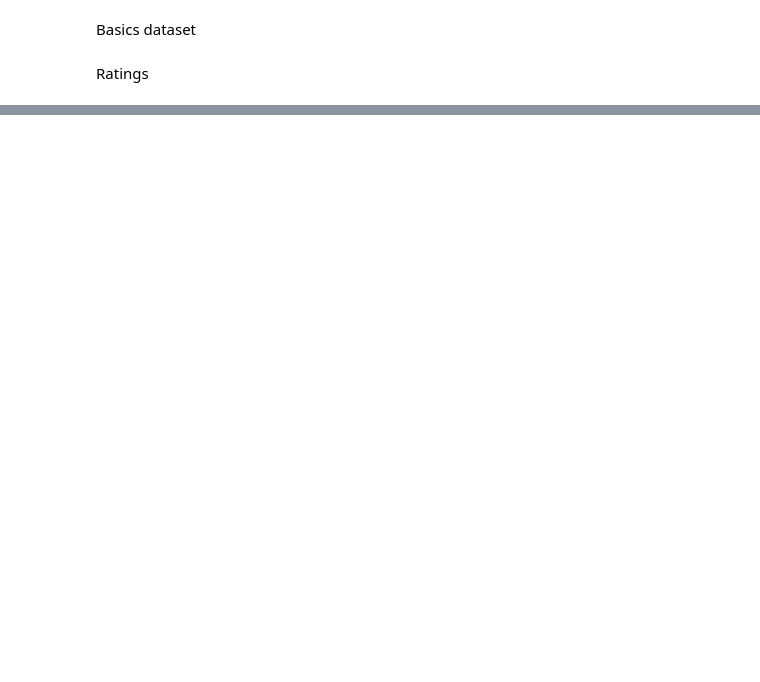
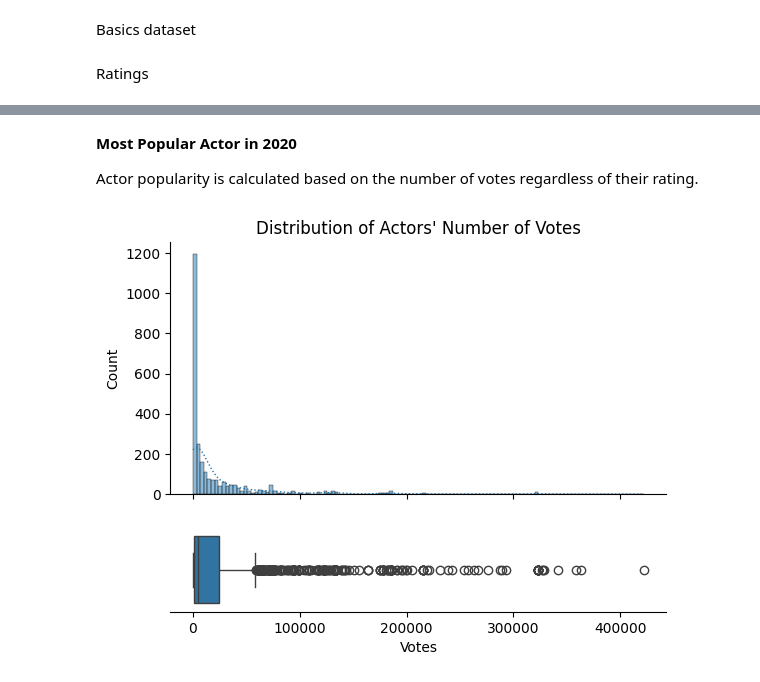
Before and after one commit to foxyreign/AAA_Movie, a Jupyter notebook: Data_Strategy_Plan_for_AAA.ipynb, the cells around one changed output, grey strips where cells are left out. Saved outputs shown, nothing was run; the diff lists cells and outputs as text; code cells hidden in the pictures; blank space fills up the shorter version.

```diff
--- a/Data_Strategy_Plan_for_AAA.ipynb
+++ b/Data_Strategy_Plan_for_AAA.ipynb
@@ -125,0 +124,10 @@ The actors dataset is saved on my Google Drive that can be publicly accessed.
+# %%
+actors_url = 'https://raw.githubusercontent.com/foxyreign/AAA_Movie/main/actorfilms.csv'
+actors_df = pd.read_csv(actors_url,sep=',',
+                        dtype = {'Actor':str,
+                                 'ActorID':str,
+                                 'Film':str,
+                                 'Year':str,
+                                 'Votes':int,
+                                 'Rating':float,
+                                 'FilmID':str})
@@ -188,0 +225,32 @@ top10_movies.bar_label(top10_movies.containers[0])
+# %% [markdown]
+**Most Popular Actor in 2020**
+
+Actor popularity is calculated based on the number of votes regardless of their rating.
+# %%
+# Create dataset of actors where movies were released in 2020.
+actors_2020_df = actors_df[(actors_df['Year']=='2020')]
+
+# Create dataset based on average rating of actors
+actors_2020_votes = actors_2020_df[['Actor', 'Votes']].copy()
+actors_2020_votes_df = actors_2020_df.groupby(['Actor','ActorID','Year']).sum()
+actors_2020_votes_df
+
+# Export to CSV
+actors_2020_votes_df.to_csv('actors_2020_votes_df.csv')
+# %%
+# Plot histogram of votes
+import matplotlib.pyplot as plt
+
+f, (ax_hist, ax_box) = plt.subplots(2, sharex=True,
+                                    gridspec_kw={"height_ratios": (.75, .25)})
+
+sns.histplot(x=actors_2020_votes_df['Votes'], kde=True, ax=ax_hist,
+             line_kws={'color':'crimson','lw':1,'ls':':'})
+sns.boxplot(x=actors_2020_votes_df['Votes'], ax=ax_box)
+
+ax_box.set(yticks=[])
+ax_hist.set_title("Distribution of Actors' Number of Votes")
+sns.despine(ax=ax_hist)
+sns.despine(ax=ax_box, left=True)
+# %% [output]
+[figure, added]
```
Also changed, not shown: parts of 20 cells of this notebook.
